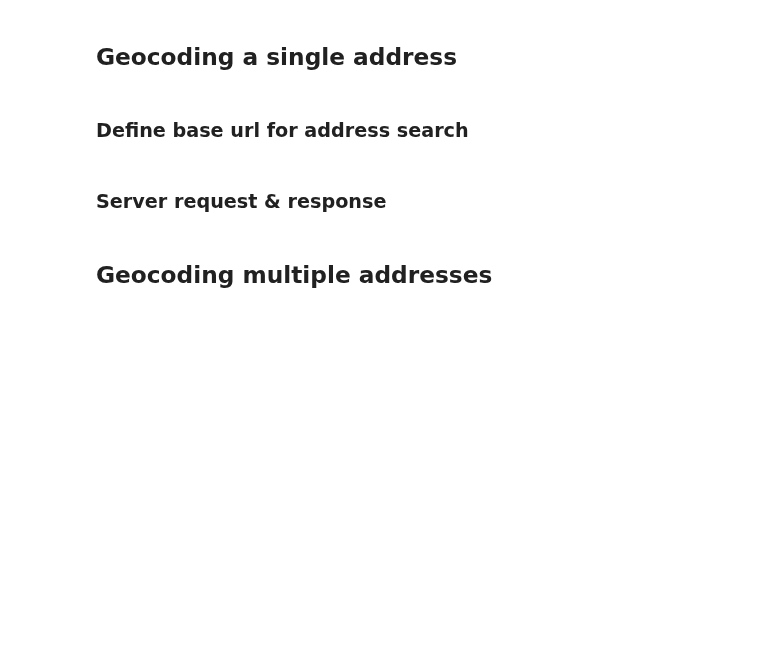
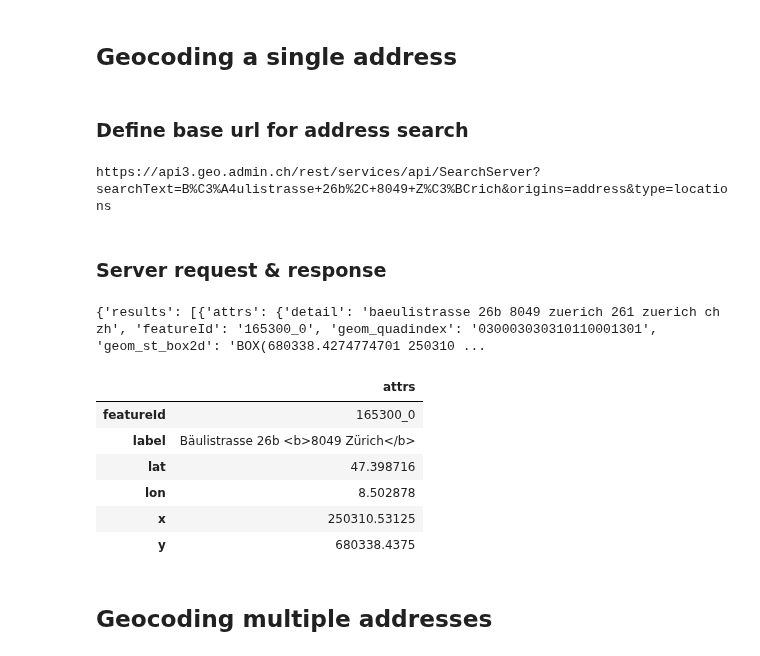
Before and after one commit to mario-gellrich-zhaw/data_analytics, a Jupyter notebook: Week_05/geocoding_addresses.ipynb, the cells around one changed output. Drawn from its saved outputs; the diff is of its cells as text; code cells hidden in the pictures; blank space fills up the shorter version.

```diff
--- a/Week_05/geocoding_addresses.ipynb
+++ b/Week_05/geocoding_addresses.ipynb
@@ -28,26 +30,37 @@ print(os.getcwd())
 base_url= "https://api3.geo.admin.ch/rest/services/api/SearchServer?"
 
 # Set up search parameters: address, origins and type
-parameters = {"searchText": "Theaterstrasse 17, 8400 Winterthur",
+parameters = {"searchText": "Bäulistrasse 26b, 8049 Zürich",
               "origins": "address",
               "type": "locations",
              }
 
 # Urllib.parse.urlencode turns parameters into url
 print(f"{base_url}{urllib.parse.urlencode(parameters)}")
+# %% [output]
+https://api3.geo.admin.ch/rest/services/api/SearchServer?searchText=B%C3%A4ulistrasse+26b%2C+8049+Z%C3%BCrich&origins=address&type=locations
 # %% [markdown]
 ### Server request & response
 # %%
 # Server request
 r = requests.get(f"{base_url}{urllib.parse.urlencode(parameters)}")
 
 # Get data in json-format
 data = json.loads(r.content)
-data
+print(data)
 
 # Take only the first server response, convert to data frame with relevant infos
 df = pd.DataFrame.from_dict(list(data.values())[0][0], orient='columns')
 df.iloc[[1,4,5,6,11,12],:1]
+# %% [output]
+{'results': [{'attrs': {'detail': 'baeulistrasse 26b 8049 zuerich 261 zuerich ch zh', 'featureId': '165300_0', 'geom_quadindex': '030003030310110001301', 'geom_st_box2d': 'BOX(680338.4274774701 250310 ...
+|  | attrs |
+| featureId | 165300_0 |
+| label | Bäulistrasse 26b <b>8049 Zürich</b> |
+| lat | 47.398716 |
+| lon | 8.502878 |
+| x | 250310.53125 |
+| y | 680338.4375 |
 # %% [markdown]
 ## Geocoding multiple addresses
 # %% [markdown]
```
Also changed, not shown: parts of 5 cells of this notebook, 1 other file.
